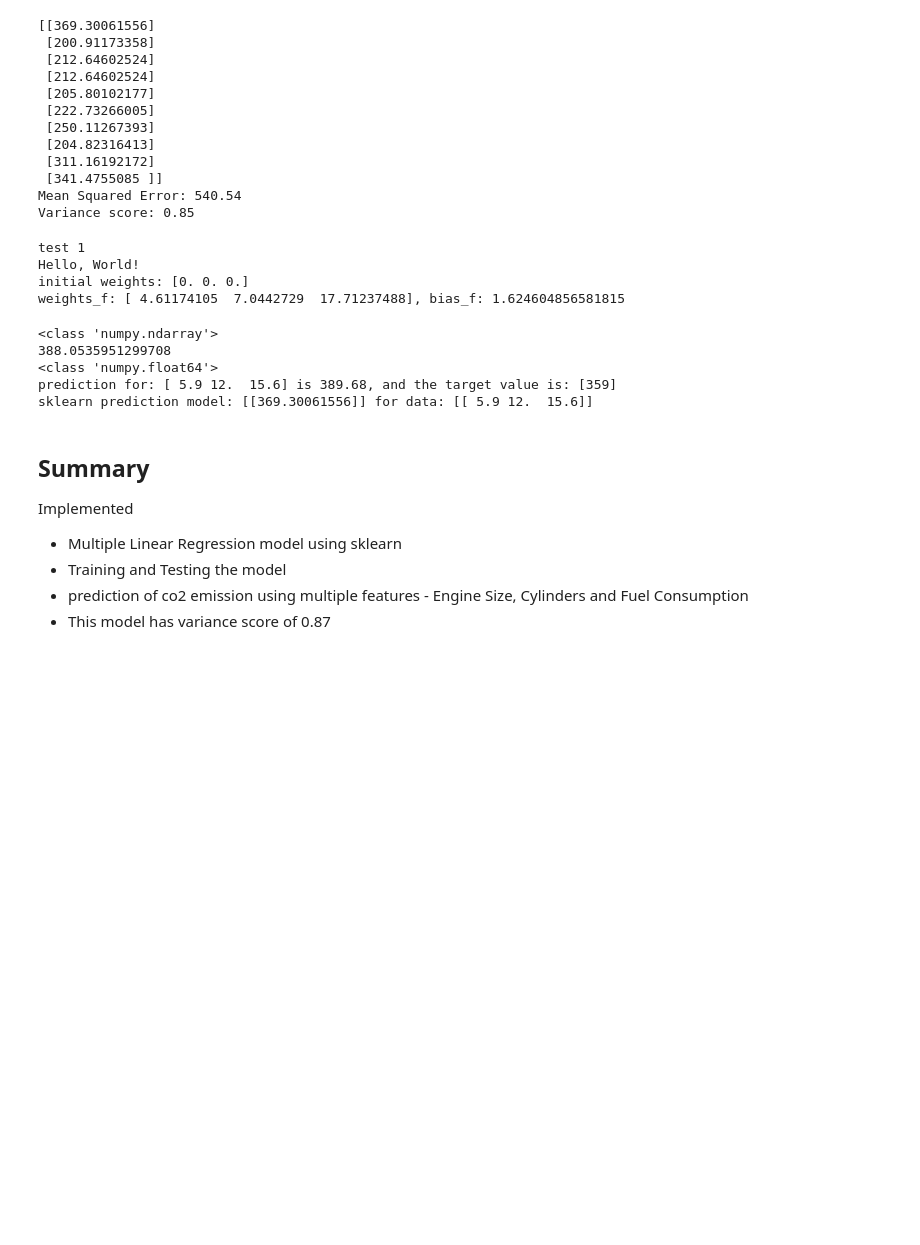
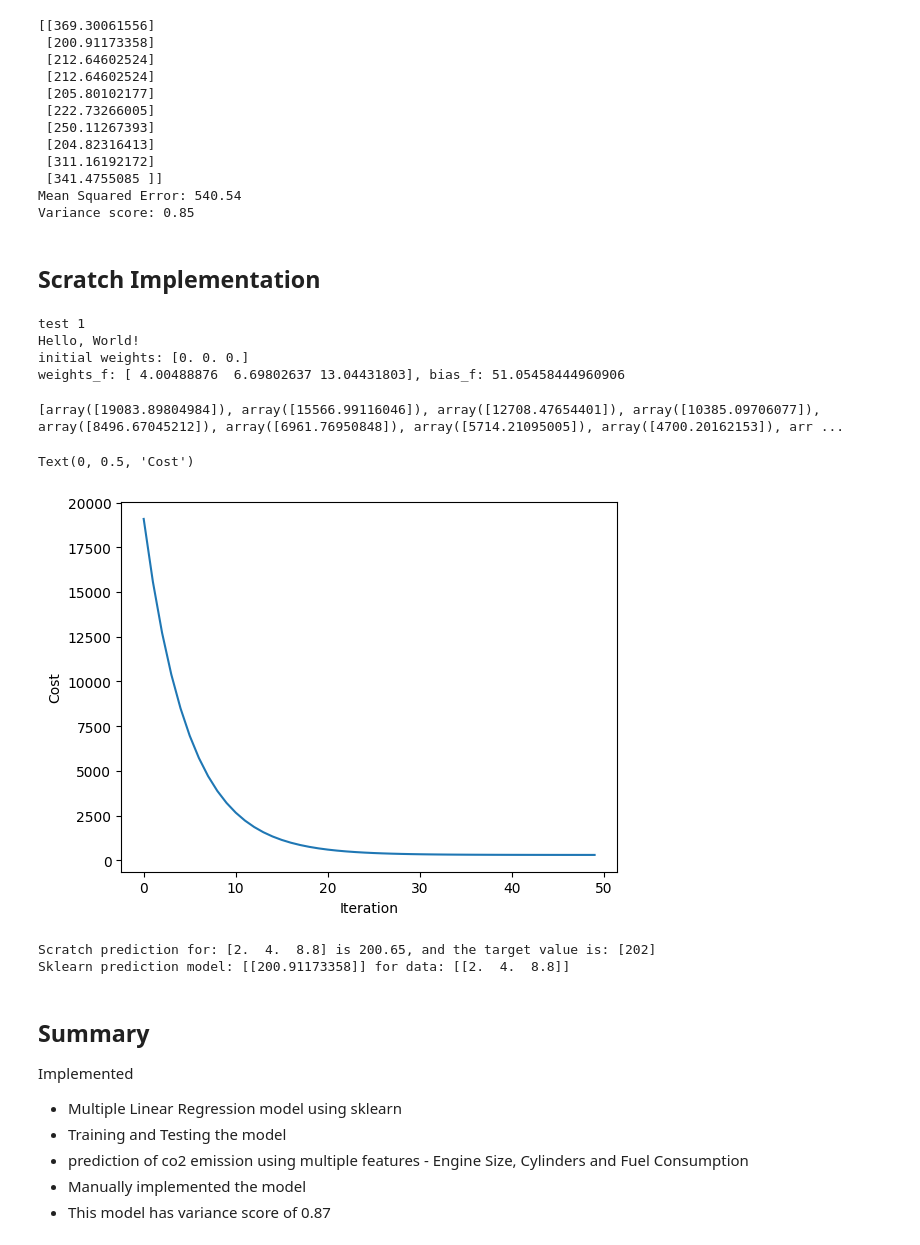
Before and after one commit to iamaryav/ai-notebooks, a Jupyter notebook: co2_emission_prediction_multiple_linear_reg.ipynb, the cells around one changed output. Drawn from its saved outputs; the diff is of its cells as text; code cells hidden in the pictures; blank space fills up the shorter version.

Commit message:
completed scratch implementation

```diff
--- a/co2_emission_prediction_multiple_linear_reg.ipynb
+++ b/co2_emission_prediction_multiple_linear_reg.ipynb
@@ -124,14 +125,13 @@ print(f"Variance score: {regr.score(test_x, test_y):.2f}") # 1 variance score wi
  [341.4755085 ]]
 Mean Squared Error: 540.54
 Variance score: 0.85
+# %% [markdown]
+## Scratch Implementation
 # %%
-# Try creating your own method from scratch for fit and predict method for better understanding - Reverse Engineering
-# fit, Train
-
+# From Scratch implementation of Multiple Linear Regression in Python
 # from utils.helper import test
 import utils.helper as help
 import copy
-help.test()
 
 # Using training data defined above
 # train_x, train_y
@@ -179,46 +179,43 @@ def gradient_descent(x, y, weight, bias, alpha, iterations):
 
 # Choosing random weight and bias, alpha and iterations
 weights = np.zeros_like([0.67892413, 0.96673657, 0.2504499])
-bias = 0.
+bias = 50.
 alpha = 5.0e-4
-iterations = 1000
-x_train = train_x[1:5]
-y_train = train_y[1:5]
-# x_train = train_x
-# y_train = train_y
+iterations = 50
+# x_train = train_x[1:5]
+# y_train = train_y[1:5]
+x_train = train_x
+y_train = train_y
 print(f"initial weights: {weights}")
 
 # Gradient descent method will give the right value of weights and biases
 weights_f, bias_f, cost_history = gradient_descent(x_train, y_train, weights, bias, alpha, iterations)
 print(f"weights_f: {weights_f}, bias_f: {bias_f}")
-# Need to have some system that will adjust the iterations and learning rate
-# Need to have the graph also to see how model correct itself
-# Need to have the all the details printed to better mesurment
-# compare bot sklearn and your model
-# implement other strategy written in practice.ipynb
-# plot the graph for bot training, testing and costl models
-# Cost vs iteration graph
-# Automatic all the topics will get covered if i complete this manually
 # %% [output]
 test 1
 Hello, World!
 initial weights: [0. 0. 0.]
-weights_f: [ 4.61174105  7.0442729  17.71237488], bias_f: 1.624604856581815
+weights_f: [ 4.00488876  6.69802637 13.04431803], bias_f: 51.05458444960906
+# %%
+# Cost vs Iteration Plot
+# cost_history
+print(cost_history)
+plt.plot(np.arange(50), cost_history)
+plt.xlabel("Iteration")
+plt.ylabel("Cost")
+# %% [output]
+[array([19083.89804984]), array([15566.99116046]), array([12708.47654401]), array([10385.09706077]), array([8496.67045212]), array([6961.76950848]), array([5714.21095005]), array([4700.20162153]), arr ...
+Text(0, 0.5, 'Cost')
+[figure, added]
 # %%
-x_0 = test_x[0]
-y_0 = test_y[0]
-print(type(weights_f))
-print(np.dot(x_0, weights_f))
-print(type(bias_f))
-print(f"prediction for: {x_0} is {np.dot(x_0, weights_f) + bias_f:0.2f}, and the target value is: {y_0}")
+x_0 = test_x[1]
+y_0 = test_y[1]
+print(f"Scratch prediction for: {x_0} is {np.dot(x_0, weights_f) + bias_f:0.2f}, and the target value is: {y_0}")
 # And using sklearn prediction model
-print(f"sklearn prediction model: {regr.predict(test_x[0:1])} for data: {test_x[0:1]}")
+print(f"Sklearn prediction model: {regr.predict(test_x[1:2])} for data: {test_x[1:2]}")
 # %% [output]
-<class 'numpy.ndarray'>
-388.0535951299708
-<class 'numpy.float64'>
-prediction for: [ 5.9 12.  15.6] is 389.68, and the target value is: [359]
-sklearn prediction model: [[369.30061556]] for data: [[ 5.9 12.  15.6]]
+Scratch prediction for: [2.  4.  8.8] is 200.65, and the target value is: [202]
+Sklearn prediction model: [[200.91173358]] for data: [[2.  4.  8.8]]
 # %% [markdown]
 ## Summary
 
@@ -227,4 +224,5 @@ Implemented
 - Multiple Linear Regression model using sklearn
 - Training and Testing the model
 - prediction of co2 emission using multiple features - Engine Size, Cylinders and Fuel Consumption
+- Manually implemented the model
 - This model has variance score of 0.87
```
Also changed, not shown: parts of 1 cell of this notebook, 1 other file.
